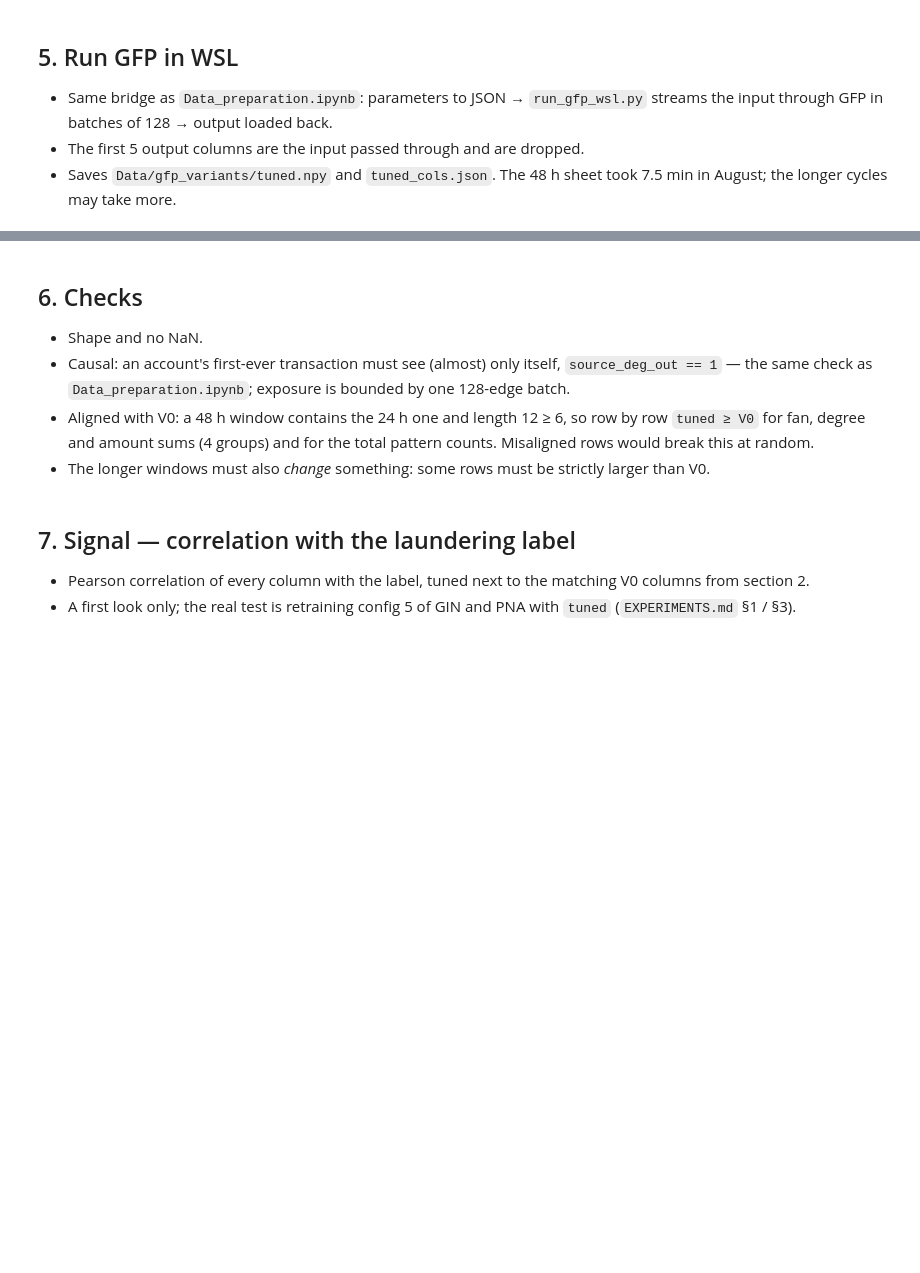
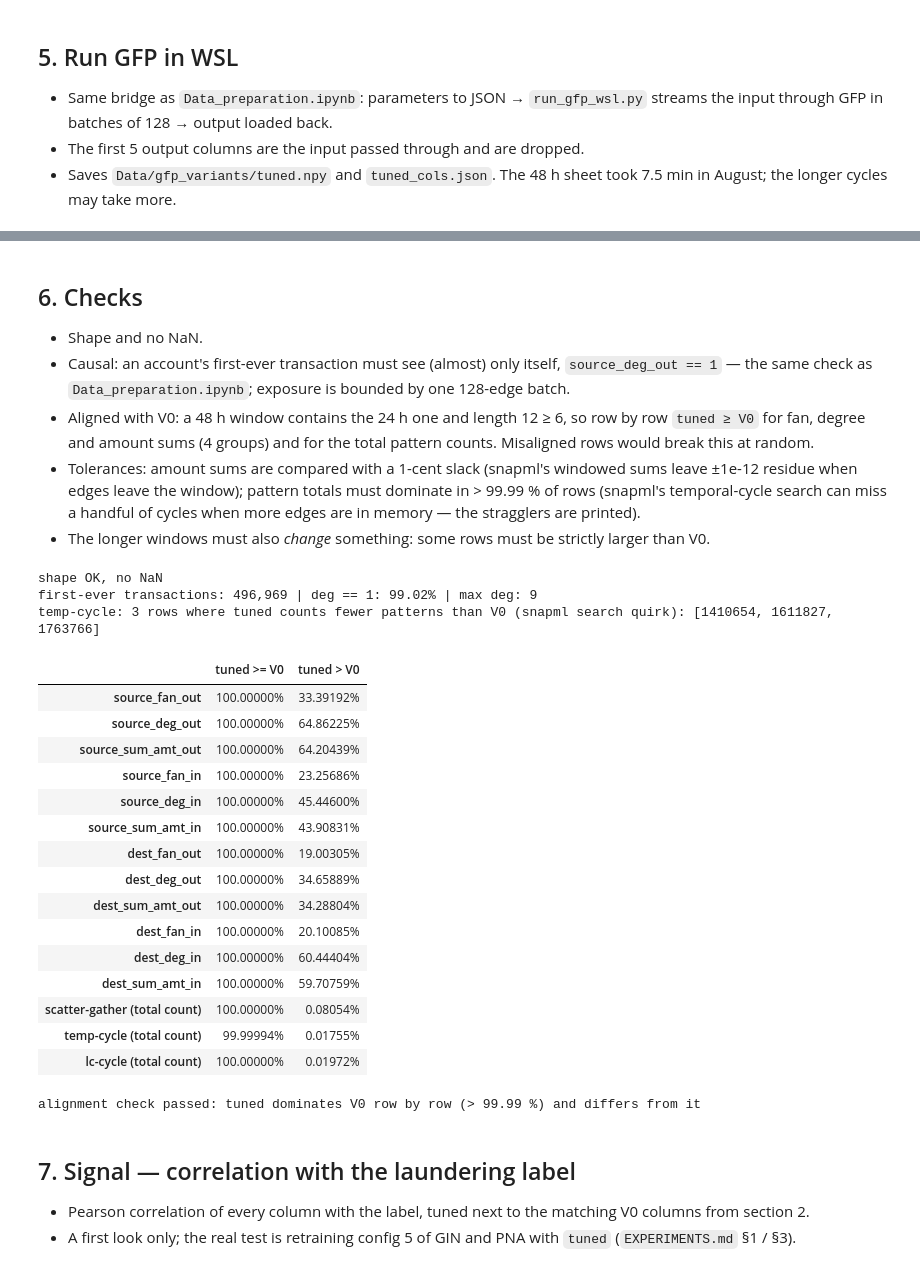
Before and after one commit to sandrokhizanishvili/gnn_for_fraudulent_patterns, a Jupyter notebook: GFP_experiments.ipynb, the cells around one changed output, grey strips where cells are left out. Saved outputs shown, nothing was run; the diff lists cells and outputs as text; code cells hidden in the pictures; blank space fills up the shorter version.

```diff
--- a/GFP_experiments.ipynb
+++ b/GFP_experiments.ipynb
@@ -283,34 +334,60 @@ print(f'saved Data/gfp_variants/tuned.npy {tuned.shape} float32 + tuned_cols.jso
 - Shape and no NaN.
 - Causal: an account's first-ever transaction must see (almost) only itself, `source_deg_out == 1` — the same check as `Data_preparation.ipynb`; exposure is bounded by one 128-edge batch.
 - Aligned with V0: a 48 h window contains the 24 h one and length 12 ≥ 6, so row by row `tuned ≥ V0` for fan, degree and amount sums (4 groups) and for the total pattern counts. Misaligned rows would break this at random.
+- Tolerances: amount sums are compared with a 1-cent slack (snapml's windowed sums leave ±1e-12 residue when edges leave the window); pattern totals must dominate in > 99.99 % of rows (snapml's temporal-cycle search can miss a handful of cycles when more edges are in memory — the stragglers are printed).
 - The longer windows must also *change* something: some rows must be strictly larger than V0.
 # %%
 tuned_df = pd.DataFrame(tuned, columns=TUNED_COLS)
 v0_df    = pd.DataFrame(v0, columns=V0_CHECK_COLS)
 assert tuned.shape == (N_EDGES, 64) and not np.isnan(tuned).any()
 print('shape OK, no NaN')
 
 # causality (same check as Data_preparation.ipynb)
 deg = tuned_df.loc[first_txn, 'source_deg_out']
 print(f'first-ever transactions: {first_txn.sum():,} | deg == 1: {(deg == 1).mean():.2%} | max deg: {deg.max():.0f}')
 assert deg.max() < GFP_BATCH and (deg == 1).mean() > 0.98, 'degrees beyond one batch -> real future leakage'
 
-# alignment: tuned must dominate V0 row by row (tiny tolerance for CSV float rounding of the sums)
+# alignment: tuned must dominate V0 row by row
+# (1-cent slack on the sums: snapml's windowed sums leave +-1e-12 residue when edges leave the window)
 dominance, changed_share = {}, {}
 for col in [c for c in V0_CHECK_COLS if '_bins_' not in c]:
     t, v = tuned_df[col].to_numpy(), v0_df[col].to_numpy()
-    dominance[col] = (t >= v * (1 - 1e-4)).mean()
-    changed_share[col] = (t > v * (1 + 1e-4)).mean()
+    dominance[col] = (t >= v * (1 - 1e-4) - 0.01).mean()
+    changed_share[col] = (t > v * (1 + 1e-4) + 0.01).mean()
 for pattern in ['scatter-gather', 'temp-cycle', 'lc-cycle']:
     total_v0    = v0_df[[c for c in V0_CHECK_COLS if c.startswith(pattern)]].sum(axis=1).to_numpy()
     total_tuned = tuned_df[[c for c in TUNED_COLS if c.startswith(pattern)]].sum(axis=1).to_numpy()
     dominance[f'{pattern} (total count)'] = (total_tuned >= total_v0).mean()
     changed_share[f'{pattern} (total count)'] = (total_tuned > total_v0).mean()
+    stragglers = np.flatnonzero(total_tuned < total_v0)
+    if len(stragglers):
+        print(f'{pattern}: {len(stragglers)} rows where tuned counts fewer patterns than V0 (snapml search quirk): {stragglers[:10].tolist()}')
 report = pd.DataFrame({'tuned >= V0': dominance, 'tuned > V0': changed_share})
-display(report.style.format('{:.4%}'))
-assert (report['tuned >= V0'] > 0.999).all(), 'tuned does not dominate V0 -> rows misaligned or windows ineffective'
+display(report.style.format('{:.5%}'))
+assert (report['tuned >= V0'] > 0.9999).all(), 'tuned does not dominate V0 -> rows misaligned or windows ineffective'
 assert (report['tuned > V0'] > 0).all(), 'tuned identical to V0 -> the longer windows had no effect'
-print('alignment check passed: tuned dominates V0 row by row and differs from it')
+print('alignment check passed: tuned dominates V0 row by row (> 99.99 %) and differs from it')
+# %% [output]
+shape OK, no NaN
+first-ever transactions: 496,969 | deg == 1: 99.02% | max deg: 9
+temp-cycle: 3 rows where tuned counts fewer patterns than V0 (snapml search quirk): [1410654, 1611827, 1763766]
+|  | tuned >= V0 | tuned > V0 |
+| source_fan_out | 100.00000% | 33.39192% |
+| source_deg_out | 100.00000% | 64.86225% |
+| source_sum_amt_out | 100.00000% | 64.20439% |
+| source_fan_in | 100.00000% | 23.25686% |
+| source_deg_in | 100.00000% | 45.44600% |
+| source_sum_amt_in | 100.00000% | 43.90831% |
+| dest_fan_out | 100.00000% | 19.00305% |
+| dest_deg_out | 100.00000% | 34.65889% |
+| dest_sum_amt_out | 100.00000% | 34.28804% |
+| dest_fan_in | 100.00000% | 20.10085% |
+| dest_deg_in | 100.00000% | 60.44404% |
+| dest_sum_amt_in | 100.00000% | 59.70759% |
+| scatter-gather (total count) | 100.00000% | 0.08054% |
+| temp-cycle (total count) | 99.99994% | 0.01755% |
+| lc-cycle (total count) | 100.00000% | 0.01972% |
+alignment check passed: tuned dominates V0 row by row (> 99.99 %) and differs from it
 # %% [markdown]
 ## 7. Signal — correlation with the laundering label
 
```
Also changed, not shown: parts of 7 cells of this notebook, 5 other files.
